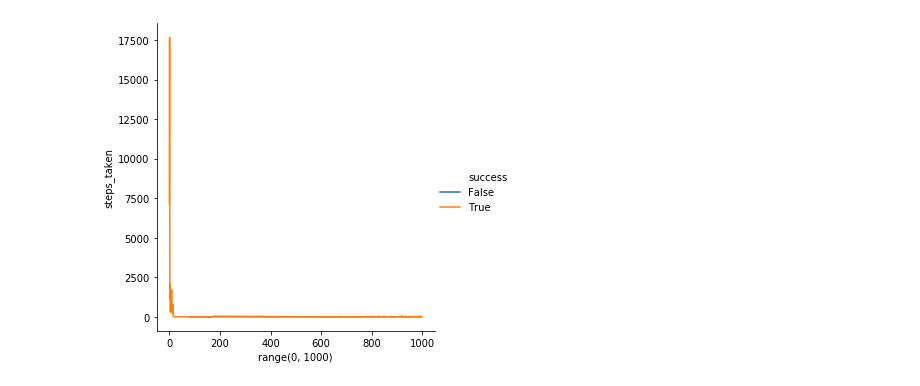
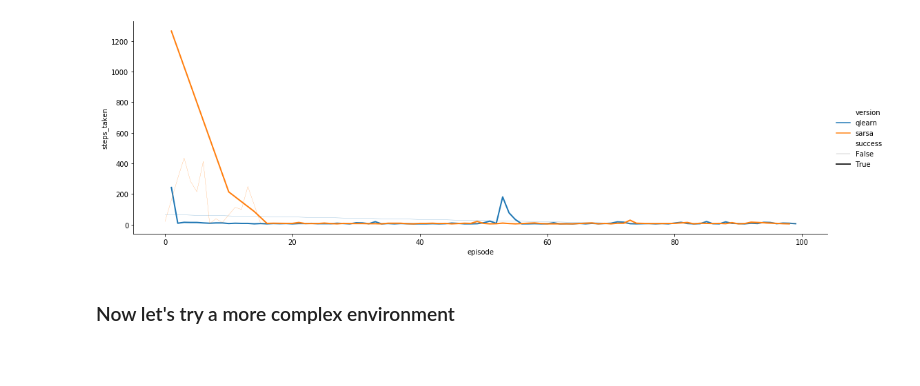
Before and after one commit to 62random/reinforcement-learning-basics, a Jupyter notebook: main.ipynb, the cells around one changed output. Drawn from its saved outputs; the diff is of its cells as text; code cells hidden in the pictures; blank space fills up the shorter version.

Commit message:
sarsa; algorithm runner

```diff
--- a/main.ipynb
+++ b/main.ipynb
@@ -1,8 +1,11 @@
 # %%
 from grid_world import *
-from q_learning import *
-import random
-from math import exp
+from qlearn import *
+from sarsa import *
+from run_algo import *
+import seaborn as sns
+import matplotlib.pyplot as plt
+import pandas as pd
 
 # Parameters we will use to create the Grid World (we can make more complex worlds!!)
 BOARD_ROWS = 3
@@ -11,8 +14,13 @@ WIN_STATE = (0, 3)
 LOSE_STATE = [(1, 3)]
 OBSTACLES = [(1,1)]
 START = (2, 0)
-DETERMINISTIC = True
 
+# Create the environment
+env = GridWorld(BOARD_ROWS, BOARD_COLS, WIN_STATE, LOSE_STATE, OBSTACLES, START)
+
+
+# Number of 'matches' to simulate
+N_EPISODES = 100
 
 # Learning model parameters
 ALPHA = 0.05
@@ -21,3 +29,8 @@ GAMMA = 0.5
 # Exploration
 MAX_EPSILON = 0.5
 MIN_EPSILON = 0.005
+
+# Instances of the learning models
+# See sarsa.py and qlearn.py
+qlearn = SARSA(ALPHA, GAMMA, env.action_space, MAX_EPSILON, MIN_EPSILON)
+sarsa = SARSA(ALPHA, GAMMA, env.action_space, MAX_EPSILON, MIN_EPSILON)
@@ -62,13 +37,22 @@ for i in range(N_EPISODES):
+# %%
+# Instance of the utility class I wrote to run the algorithms
+runner = Runner(env, qlearn)
+qlearn_steps_taken, qlearn_success = runner.run(N_EPISODES)
+
+runner = Runner(env, sarsa)
+sarsa_steps_taken, sarsa_success = runner.run(N_EPISODES)
 # %%
-import seaborn as sns
-import matplotlib.pyplot as plt
-import pandas as pd
-
-dict = {'steps_taken': steps_taken, 'success': success}
-
+dict = {    'episode': list(range(N_EPISODES))*2,
+            'version': ['qlearn']*N_EPISODES + ['sarsa']*N_EPISODES,
+            'steps_taken': qlearn_steps_taken + sarsa_steps_taken,
+            'success': qlearn_success + sarsa_success
+            }
 data = pd.DataFrame(dict)
 
-plot = sns.relplot(x=range(N_EPISODES), data=data, y='steps_taken', hue='success', kind="line")
+
+plot = sns.relplot(x='episode', data=data, y='steps_taken', hue='version', kind="line", size='success', sizes=[0.2,2], aspect=3)
 plt.show()
 # %% [output]
-[figure, old version]
+[figure, new version]
+# %% [markdown]
+### Now let's try a more complex environment
```
Also changed, not shown: parts of 4 cells of this notebook, 1 other file.
